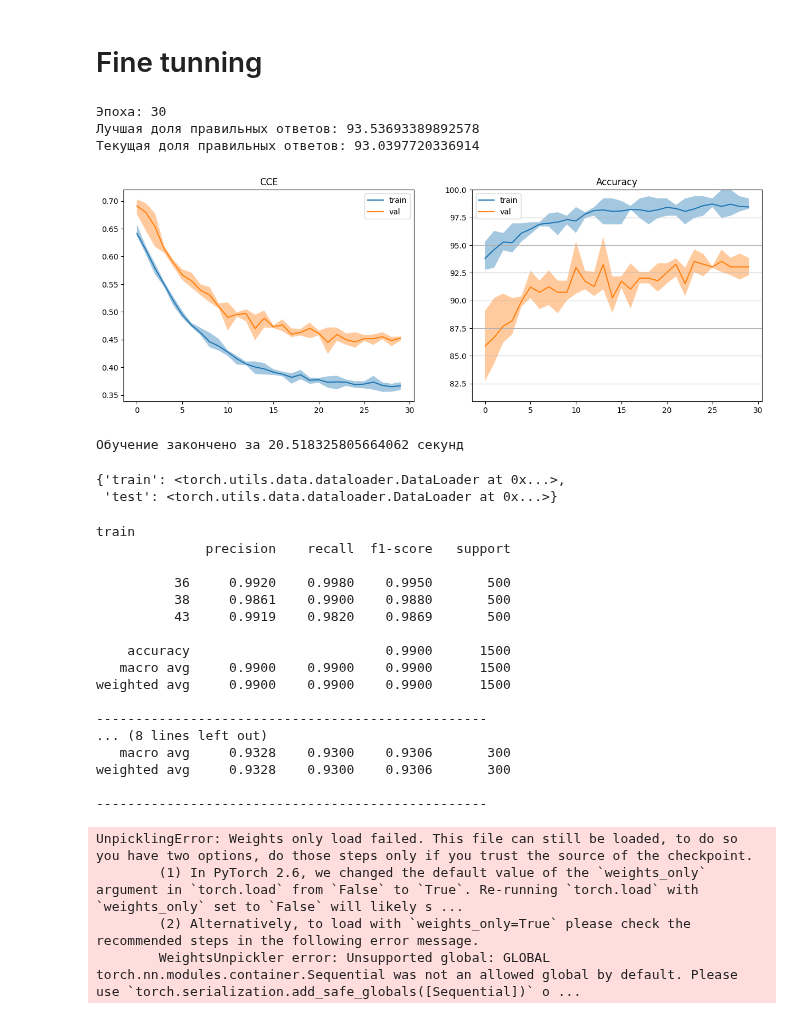
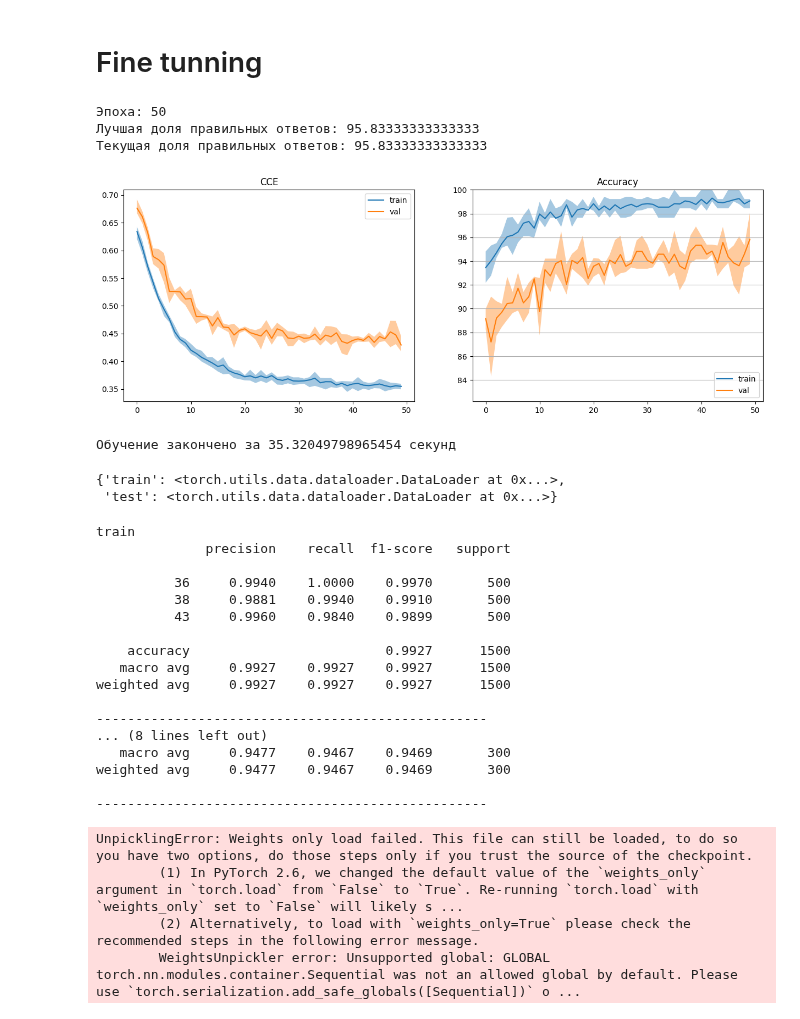
Before and after one commit to daradanci/DeepLearning, a Jupyter notebook: notebooks/Lab4.ipynb, the cells around one changed output. Cells and saved outputs as stored; diff of their text form; code cells hidden in the pictures.

```diff
--- a/notebooks/Lab4.ipynb
+++ b/notebooks/Lab4.ipynb
@@ -407,7 +406,7 @@ optimizer = optim.SGD(params_to_update, lr=3e-4, momentum=0.9,
 # добавляем постепенное уменьшение шага обучения каждые 20 эпох
 scheduler = optim.lr_scheduler.StepLR(optimizer, step_size=20, gamma=0.5)
 # %%
-EPOCHS = 30
+EPOCHS = 50
 REDRAW_EVERY = 10
 steps_per_epoch = len(dataloader['train'])
 steps_per_epoch_val = len(dataloader['test'])
@@ -471,38 +470,38 @@ for epoch in range(EPOCHS):  # проход по набору данных не
     # обновление графиков
     if (epoch+1) % REDRAW_EVERY != 0:
         continue
     clear_output(wait=False)
     print('Эпоха: %s\n'
           'Лучшая доля правильных ответов: %s\n'
           'Текущая доля правильных ответов: %s' % (epoch+1, best_acc, acc))
     passed += pbar.format_dict['elapsed']
     pbar = tqdm(total=EPOCHS*steps_per_epoch, miniters=5)
     pbar.update((epoch+1)*steps_per_epoch)
     x_vals = np.arange(epoch+1)
     _, ax = plt.subplots(1, 2, figsize=(15, 5))
     stats = np.array(losses)
     stats_val = np.array(losses_val)
     ax[1].set_ylim(stats_val[:, 0, 1].min()-5, 100)
     ax[1].grid(axis='y')
     for i, title in enumerate(['CCE', 'Accuracy']):
         ax[i].plot(x_vals, stats[:, 0, i], label='train')
         ax[i].fill_between(x_vals, stats[:, 1, i],
                            stats[:, 2, i], alpha=0.4)
         ax[i].plot(x_vals, stats_val[:, 0, i], label='val')
         ax[i].fill_between(x_vals,
                            stats_val[:, 1, i],
                            stats_val[:, 2, i], alpha=0.4)
         ax[i].legend()
         ax[i].set_title(title)
     plt.show()
 new_model.load_state_dict(torch.load(checkpoint_path))
 print('Обучение закончено за %s секунд' % passed)
 # %% [output]
-Эпоха: 30
-Лучшая доля правильных ответов: 93.53693389892578
-Текущая доля правильных ответов: 93.0397720336914
+Эпоха: 50
+Лучшая доля правильных ответов: 95.83333333333333
+Текущая доля правильных ответов: 95.83333333333333
-[figure, old version]
+[figure, new version]
-Обучение закончено за 20.518325805664062 секунд
+Обучение закончено за 35.32049798965454 секунд
 # %%
 batch_size = 128
 dataloader = {}
@@ -543,18 +542,18 @@ for part in ['train', 'test']:
 train
               precision    recall  f1-score   support
 
-          36     0.9920    0.9980    0.9950       500
-          38     0.9861    0.9900    0.9880       500
-          43     0.9919    0.9820    0.9869       500
+          36     0.9940    1.0000    0.9970       500
+          38     0.9881    0.9940    0.9910       500
+          43     0.9960    0.9840    0.9899       500
 
-    accuracy                         0.9900      1500
-   macro avg     0.9900    0.9900    0.9900      1500
-weighted avg     0.9900    0.9900    0.9900      1500
+    accuracy                         0.9927      1500
+   macro avg     0.9927    0.9927    0.9927      1500
+weighted avg     0.9927    0.9927    0.9927      1500
 
 --------------------------------------------------
 ... (8 lines left out)
-   macro avg     0.9328    0.9300    0.9306       300
-weighted avg     0.9328    0.9300    0.9306       300
+   macro avg     0.9477    0.9467    0.9469       300
+weighted avg     0.9477    0.9467    0.9469       300
 
 --------------------------------------------------
 # %%
```
Also changed, not shown: parts of 2 cells of this notebook.
